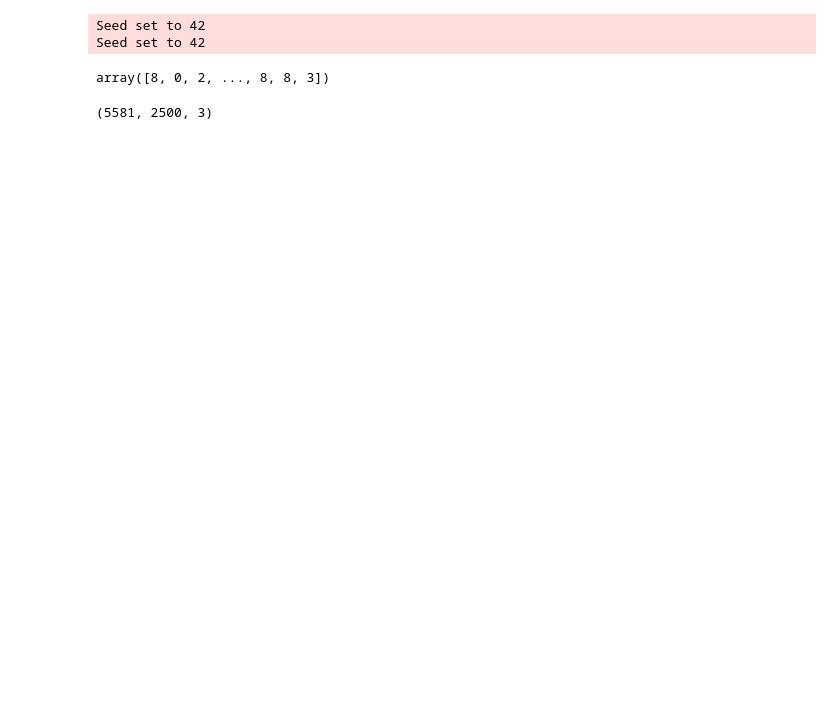
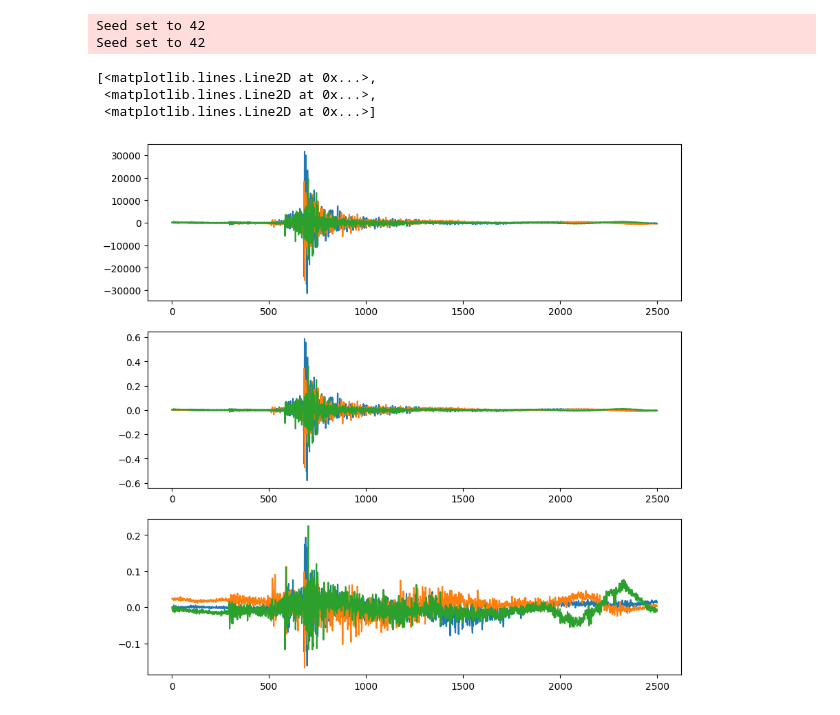
Before and after one commit to liutianlin0121/seisLM, a Jupyter notebook: notebooks/cleaned_laurenti_dataset.ipynb, the cells around one changed output. Drawn from its saved outputs; the diff is of its cells as text; code cells hidden in the pictures; blank space fills up the shorter version.

```diff
--- a/notebooks/cleaned_laurenti_dataset.ipynb
+++ b/notebooks/cleaned_laurenti_dataset.ipynb
@@ -15,11 +15,29 @@ datasets = create_foreshock_aftershock_datasets(
 # %% [output]
 Seed set to 42
 Seed set to 42
-# %%
-datasets['train']['y']
-# %% [output]
-array([8, 0, 2, ..., 8, 8, 3])
-# %%
-datasets['train']['X'].shape
-# %% [output]
-(5581, 2500, 3)
+# %%
+  X_train, y_train = datasets['train']['X'], datasets['train']['y']
+  # X_val, y_val = datasets['val']['X'], datasets['val']['y']
+  # X_test, y_test = datasets['test']['X'], datasets['test']['y']
+
+  mean, std = X_train.mean(), X_train.std()
+  X_train_processed = (X_train - mean) / std
+  # X_val = (X_val - mean) / std
+  # X_test = (X_test - mean) / std
+
+  mean0, std0 = X_train.mean(axis=0, keepdims=True), X_train.std(axis=0, keepdims=True)
+  X_train_processed0 = (X_train - mean0) / std0
+# %%
+fig, axes = plt.subplots(3, 1, figsize=(10, 10))
+axes[0].plot(X_train[0])
+axes[1].plot(X_train_processed[0])
+axes[2].plot(X_train_processed0[0])
+
+
+# plt.plot(
+#   ((datasets['train']['X'] - train_mean) / train_var)[0])
+# %% [output]
+[<matplotlib.lines.Line2D at 0x...>,
+ <matplotlib.lines.Line2D at 0x...>,
+ <matplotlib.lines.Line2D at 0x...>]
+[figure, added]
```
Also changed, not shown: parts of 8 cells of this notebook, 3 other files.
